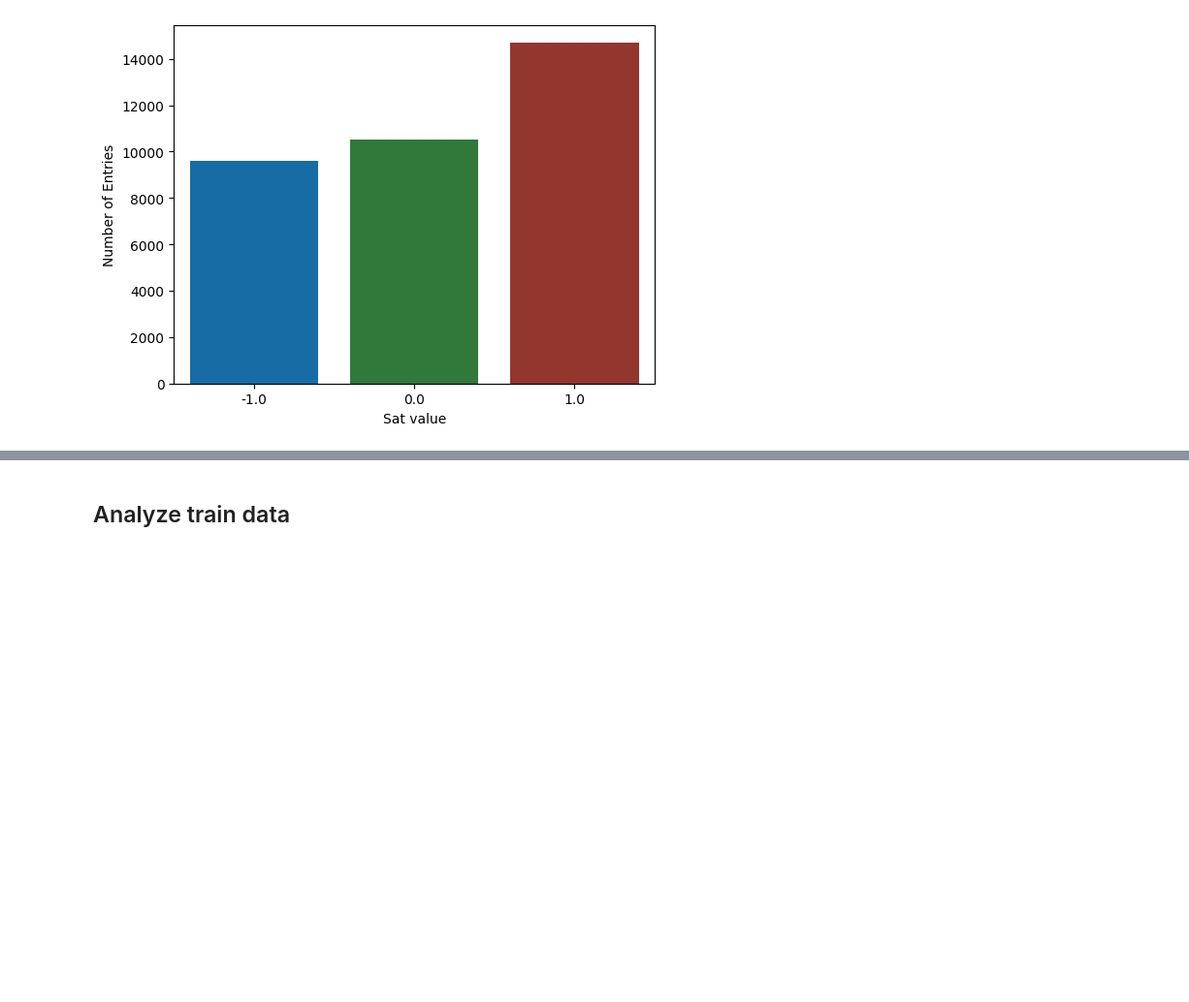
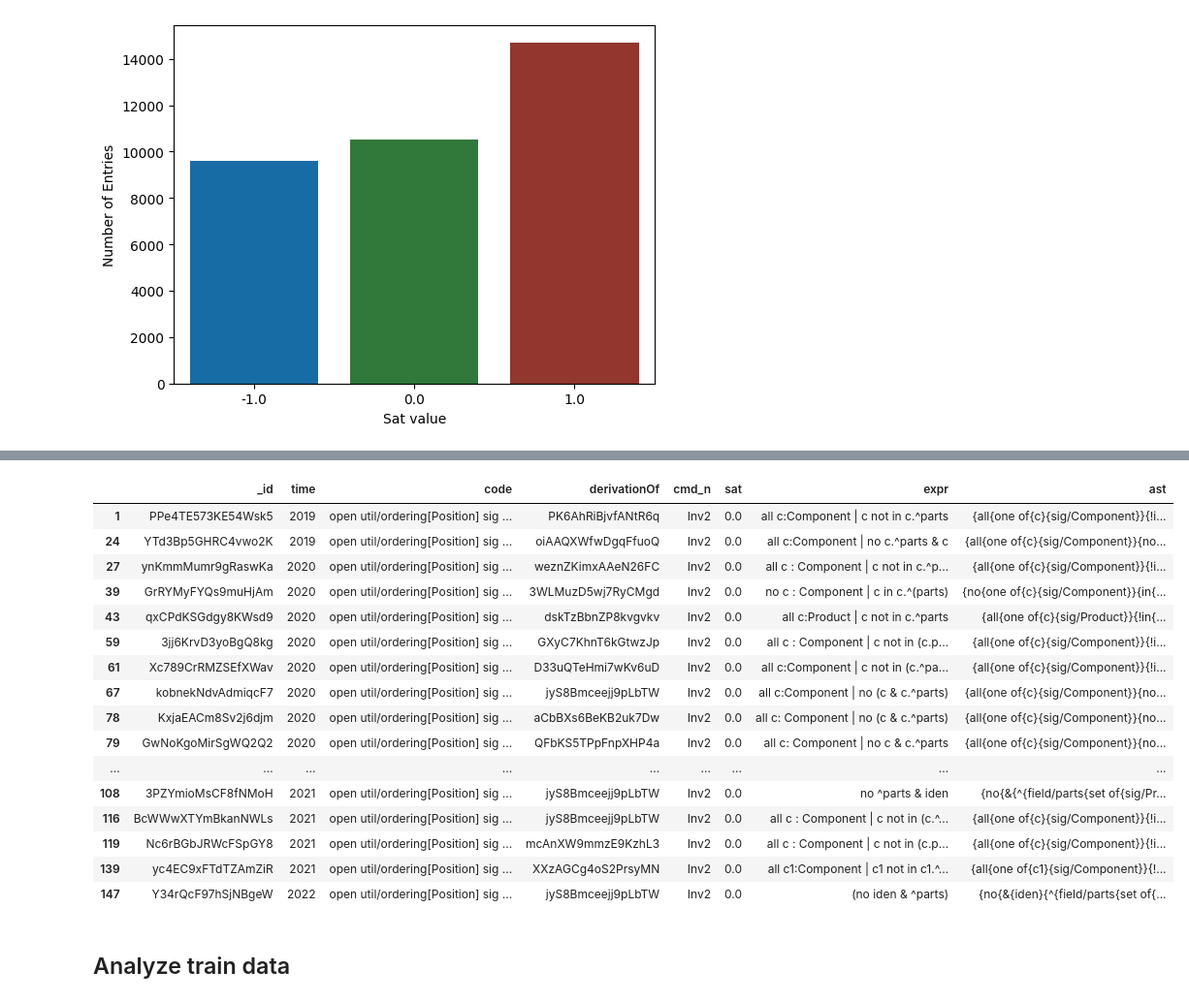
Before and after one commit to anaines14/HiGenA, a Jupyter notebook: data/data_analysis.ipynb, the cells around one changed output, grey strips where cells are left out. Shown at 97% size. Cells and saved outputs as stored; diff of their text form; code cells hidden in the pictures; blank space fills up the shorter version.

```diff
--- a/data/data_analysis.ipynb
+++ b/data/data_analysis.ipynb
@@ -188,4 +189,25 @@ Total number of incorrect submissions: 13466
 [figure]
+# %%
+df = allDfs["jyS8Bmceejj9pLbTW"]["Inv2"]
+df[df["sat"] == 0.0].drop_duplicates(subset=["expr"])
+# %% [output]
+|  | _id | time | code | derivationOf | cmd_n | sat | expr | ast |
+| 1 | PPe4TE573KE54Wsk5 | 2019 | open util/ordering[Position] sig ... | PK6AhRiBjvfANtR6q | Inv2 | 0.0 | all c:Component | c not in c.^parts | {all{one of{c}{sig/Component}}{!i... |
+| 24 | YTd3Bp5GHRC4vwo2K | 2019 | open util/ordering[Position] sig ... | oiAAQXWfwDgqFfuoQ | Inv2 | 0.0 | all c:Component | no c.^parts & c | {all{one of{c}{sig/Component}}{no... |
+| 27 | ynKmmMumr9gRaswKa | 2020 | open util/ordering[Position] sig ... | weznZKimxAAeN26FC | Inv2 | 0.0 | all c : Component | c not in c.^p... | {all{one of{c}{sig/Component}}{!i... |
+| 39 | GrRYMyFYQs9muHjAm | 2020 | open util/ordering[Position] sig ... | 3WLMuzD5wj7RyCMgd | Inv2 | 0.0 | no c : Component | c in c.^(parts) | {no{one of{c}{sig/Component}}{in{... |
+| 43 | qxCPdKSGdgy8KWsd9 | 2020 | open util/ordering[Position] sig ... | dskTzBbnZP8kvgvkv | Inv2 | 0.0 | all c:Product | c not in c.^parts | {all{one of{c}{sig/Product}}{!in{... |
+| 59 | 3jj6KrvD3yoBgQ8kg | 2020 | open util/ordering[Position] sig ... | GXyC7KhnT6kGtwzJp | Inv2 | 0.0 | all c : Component | c not in (c.p... | {all{one of{c}{sig/Component}}{!i... |
+| 61 | Xc789CrRMZSEfXWav | 2020 | open util/ordering[Position] sig ... | D33uQTeHmi7wKv6uD | Inv2 | 0.0 | all c:Component | c not in (c.^pa... | {all{one of{c}{sig/Component}}{!i... |
+| 67 | kobnekNdvAdmiqcF7 | 2020 | open util/ordering[Position] sig ... | jyS8Bmceejj9pLbTW | Inv2 | 0.0 | all c:Component | no (c & c.^parts) | {all{one of{c}{sig/Component}}{no... |
+| 78 | KxjaEACm8Sv2j6djm | 2020 | open util/ordering[Position] sig ... | aCbBXs6BeKB2uk7Dw | Inv2 | 0.0 | all c: Component | no (c & c.^parts) | {all{one of{c}{sig/Component}}{no... |
+| 79 | GwNoKgoMirSgWQ2Q2 | 2020 | open util/ordering[Position] sig ... | QFbKS5TPpFnpXHP4a | Inv2 | 0.0 | all c: Component | no c & c.^parts | {all{one of{c}{sig/Component}}{no... |
+| ... | ... | ... | ... | ... | ... | ... | ... | ... |
+| 108 | 3PZYmioMsCF8fNMoH | 2021 | open util/ordering[Position] sig ... | jyS8Bmceejj9pLbTW | Inv2 | 0.0 | no ^parts & iden | {no{&{^{field/parts{set of{sig/Pr... |
+| 116 | BcWWwXTYmBkanNWLs | 2021 | open util/ordering[Position] sig ... | jyS8Bmceejj9pLbTW | Inv2 | 0.0 | all c : Component | c not in (c.^... | {all{one of{c}{sig/Component}}{!i... |
+| 119 | Nc6rBGbJRWcFSpGY8 | 2021 | open util/ordering[Position] sig ... | mcAnXW9mmzE9KzhL3 | Inv2 | 0.0 | all c : Component | c not in (c.p... | {all{one of{c}{sig/Component}}{!i... |
+| 139 | yc4EC9xFTdTZAmZiR | 2021 | open util/ordering[Position] sig ... | XXzAGCg4oS2PrsyMN | Inv2 | 0.0 | all c1:Component | c1 not in c1.^... | {all{one of{c1}{sig/Component}}{!... |
+| 147 | Y34rQcF97hSjNBgeW | 2022 | open util/ordering[Position] sig ... | jyS8Bmceejj9pLbTW | Inv2 | 0.0 | (no iden & ^parts) | {no{&{iden}{^{field/parts{set of{... |
 # %% [markdown]
 ## Analyze train data
 # %%
```
Also changed, not shown: parts of 14 cells of this notebook, 3 other files.
